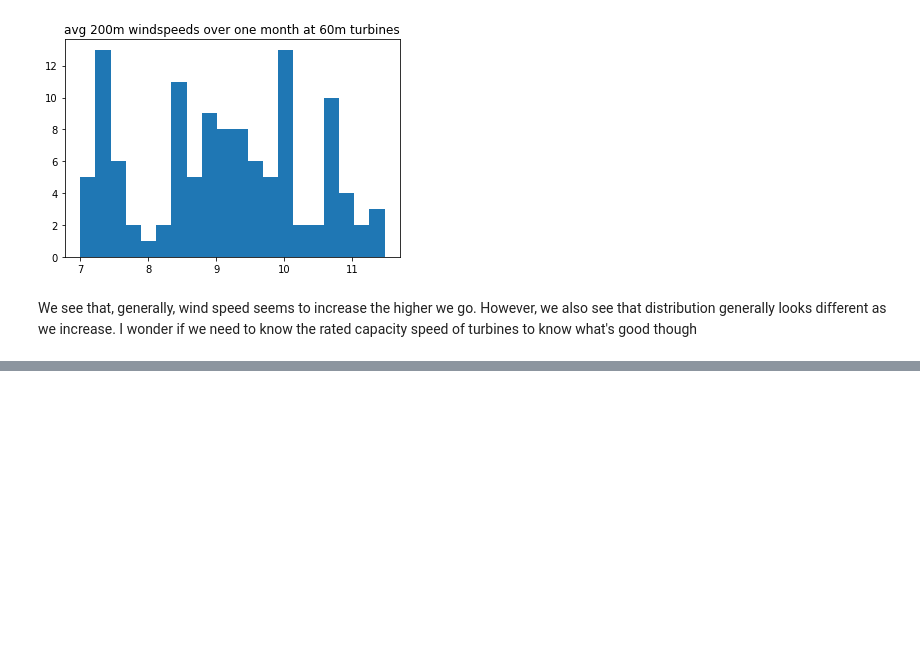
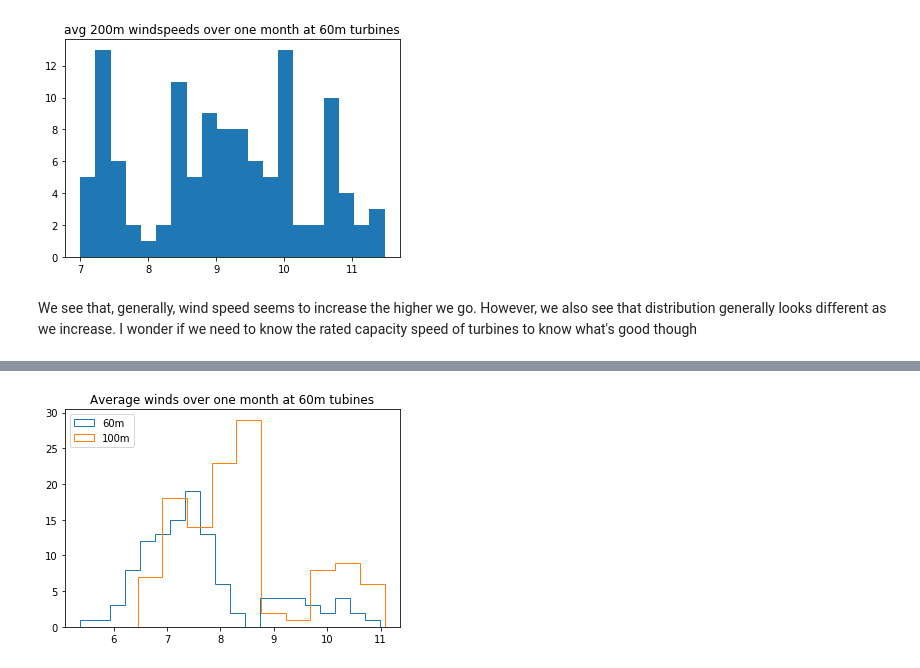
Before and after one commit to RavenPillmann/wind_eda, a Jupyter notebook: Wind Turbine EDA.ipynb, the cells around one changed output, grey strips where cells are left out. Saved outputs shown, nothing was run; the diff lists cells and outputs as text; code cells hidden in the pictures; blank space fills up the shorter version.

```diff
--- a/Wind Turbine EDA.ipynb
+++ b/Wind Turbine EDA.ipynb
@@ -888,2 +890,11 @@ OSError: Error retrieving data: 429
 # %%
 windspeed_60_for_60_turbines_year_avg = np.apply_along_axis(np.mean, 1, windspeed_60_for_60_turbines_year)
+# %%
+# plt.hist(windspeed_200_for_60_turbines_avg, bins=20, histtype='step', label='200m')
+plt.hist(windspeed_60_avg, bins=20, histtype='step', label='60m')
+plt.hist(windspeed_100_for_60_turbines_avg, bins=10, histtype='step', label='100m')
+plt.legend()
+plt.title('Average winds over one month at 60m tubines')
+plt.show()
+# %% [output]
+[figure, added]
```
Also changed, not shown: parts of 4 cells of this notebook, 1 other file.
